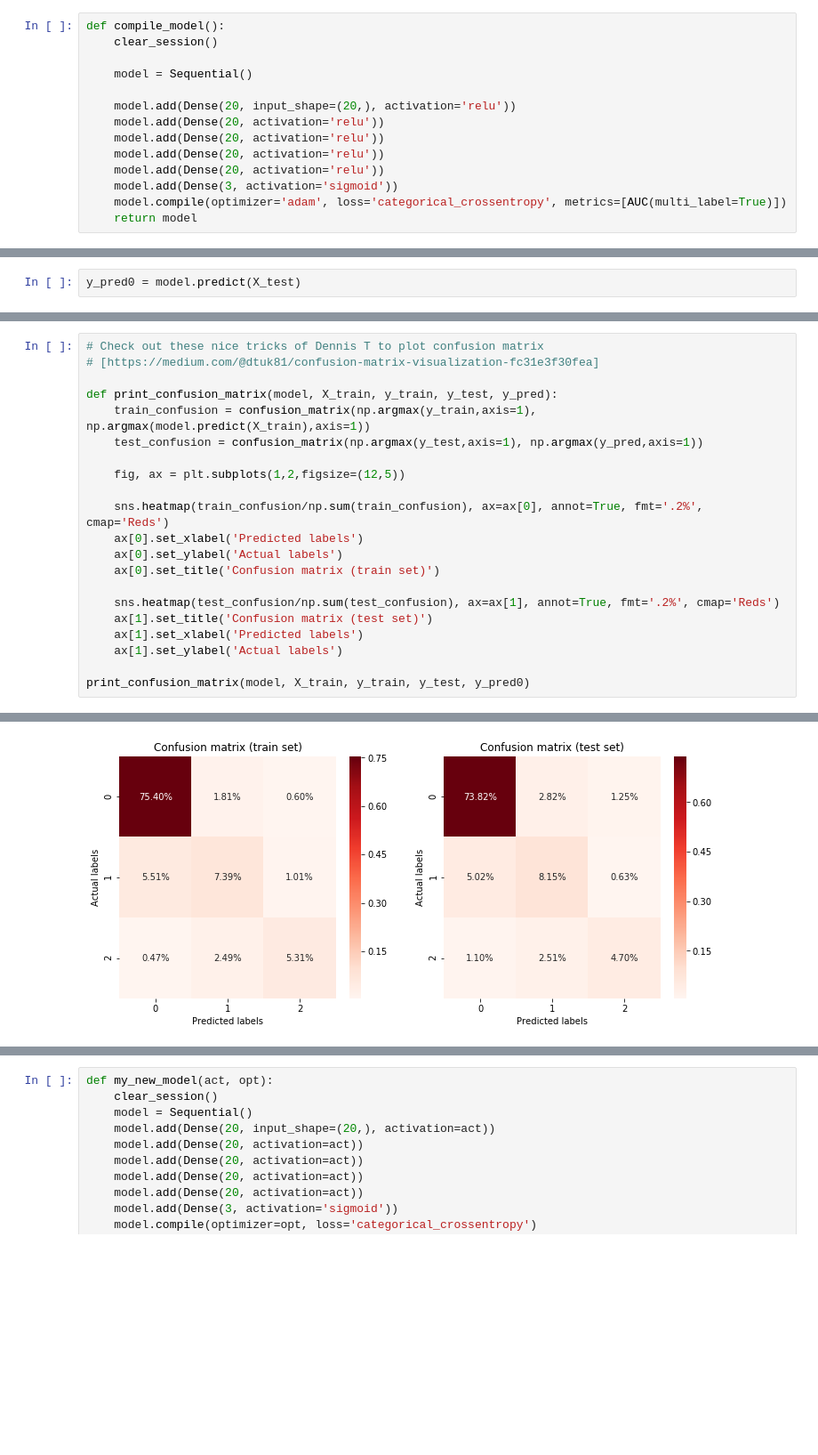
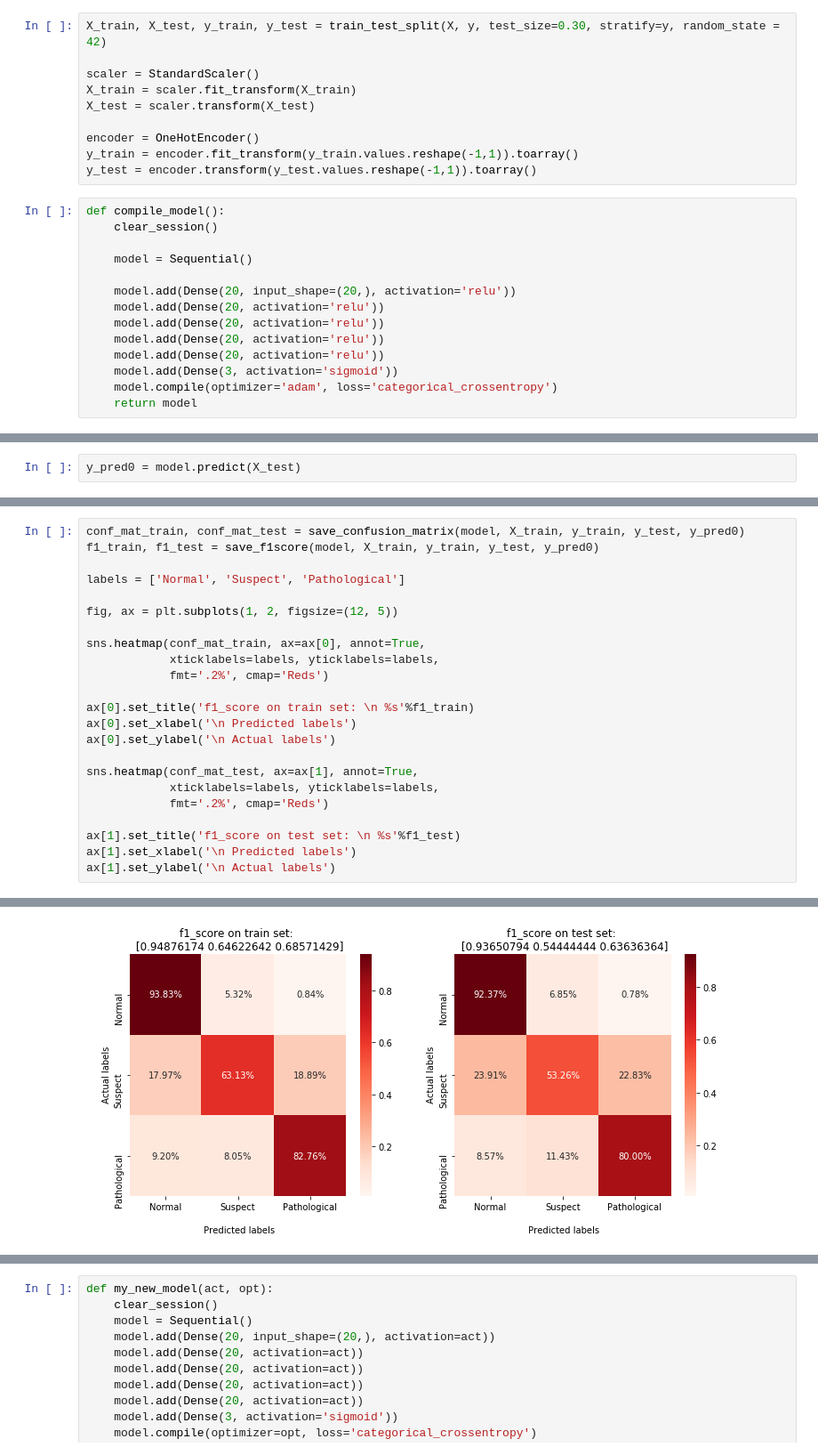
Before and after one commit to HocineLebbad/fetal-health-nn, a Jupyter notebook: fetal-health_neural-network-approach.ipynb, the cells around one changed output, grey strips where cells are left out. Shown: that part at 89% size. Drawn from its saved outputs; the diff is of its cells as text; blank space fills up the shorter version.

```diff
--- a/fetal-health_neural-network-approach.ipynb
+++ b/fetal-health_neural-network-approach.ipynb
@@ -92,3 +80,13 @@ X_train, X_test, y_train, y_test = train_test_split(X, y, test_size=0.30, strati
+# %%
+X_train, X_test, y_train, y_test = train_test_split(X, y, test_size=0.30, stratify=y, random_state = 42)
+
+scaler = StandardScaler()
+X_train = scaler.fit_transform(X_train)
+X_test = scaler.transform(X_test)
+
+encoder = OneHotEncoder()
+y_train = encoder.fit_transform(y_train.values.reshape(-1,1)).toarray()
+y_test = encoder.transform(y_test.values.reshape(-1,1)).toarray()
 # %%
 def compile_model():
     clear_session()
@@ -101,7 +99,7 @@ def compile_model():
     model.add(Dense(20, activation='relu'))
     model.add(Dense(20, activation='relu'))
     model.add(Dense(3, activation='sigmoid'))
-    model.compile(optimizer='adam', loss='categorical_crossentropy', metrics=[AUC(multi_label=True)])
+    model.compile(optimizer='adam', loss='categorical_crossentropy')
     return model
 # %%
 loss, val_loss = [[],[]]
@@ -154,22 +165,24 @@ f1-score on the test set: 0.8667711598746082
 # %%
-# Check out these nice tricks of Dennis T to plot confusion matrix
-# [https://medium.com/@dtuk81/confusion-matrix-visualization-fc31e3f30fea]
+conf_mat_train, conf_mat_test = save_confusion_matrix(model, X_train, y_train, y_test, y_pred0)
+f1_train, f1_test = save_f1score(model, X_train, y_train, y_test, y_pred0)
 
-def print_confusion_matrix(model, X_train, y_train, y_test, y_pred):
-    train_confusion = confusion_matrix(np.argmax(y_train,axis=1), np.argmax(model.predict(X_train),axis=1))
-    test_confusion = confusion_matrix(np.argmax(y_test,axis=1), np.argmax(y_pred,axis=1))
+labels = ['Normal', 'Suspect', 'Pathological']
 
-    fig, ax = plt.subplots(1,2,figsize=(12,5))
+fig, ax = plt.subplots(1, 2, figsize=(12, 5))
 
-    sns.heatmap(train_confusion/np.sum(train_confusion), ax=ax[0], annot=True, fmt='.2%', cmap='Reds')
-    ax[0].set_xlabel('Predicted labels')
-    ax[0].set_ylabel('Actual labels')
-    ax[0].set_title('Confusion matrix (train set)')
+sns.heatmap(conf_mat_train, ax=ax[0], annot=True,
+            xticklabels=labels, yticklabels=labels,
+            fmt='.2%', cmap='Reds')
 
-    sns.heatmap(test_confusion/np.sum(test_confusion), ax=ax[1], annot=True, fmt='.2%', cmap='Reds')
-    ax[1].set_title('Confusion matrix (test set)')
-    ax[1].set_xlabel('Predicted labels')
-    ax[1].set_ylabel('Actual labels')
+ax[0].set_title('f1_score on train set: \n %s'%f1_train)
+ax[0].set_xlabel('\n Predicted labels')
+ax[0].set_ylabel('\n Actual labels')
 
-print_confusion_matrix(model, X_train, y_train, y_test, y_pred0)
+sns.heatmap(conf_mat_test, ax=ax[1], annot=True,
+            xticklabels=labels, yticklabels=labels,
+            fmt='.2%', cmap='Reds')
+
+ax[1].set_title('f1_score on test set: \n %s'%f1_test)
+ax[1].set_xlabel('\n Predicted labels')
+ax[1].set_ylabel('\n Actual labels')
 # %% [output]
@@ -176,3 +190,3 @@ print_confusion_matrix(model, X_train, y_train, y_test, y_pred0)
-[figure, old version]
+[figure, new version]
 # %% [markdown]
 The confusion matrix show us that, on unseen data :
```
Also changed, not shown: parts of 14 cells of this notebook.
